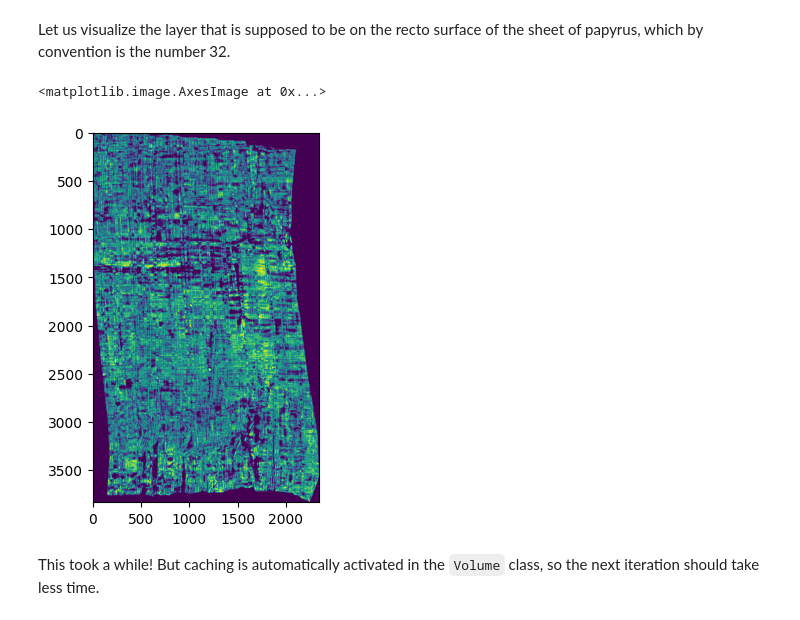
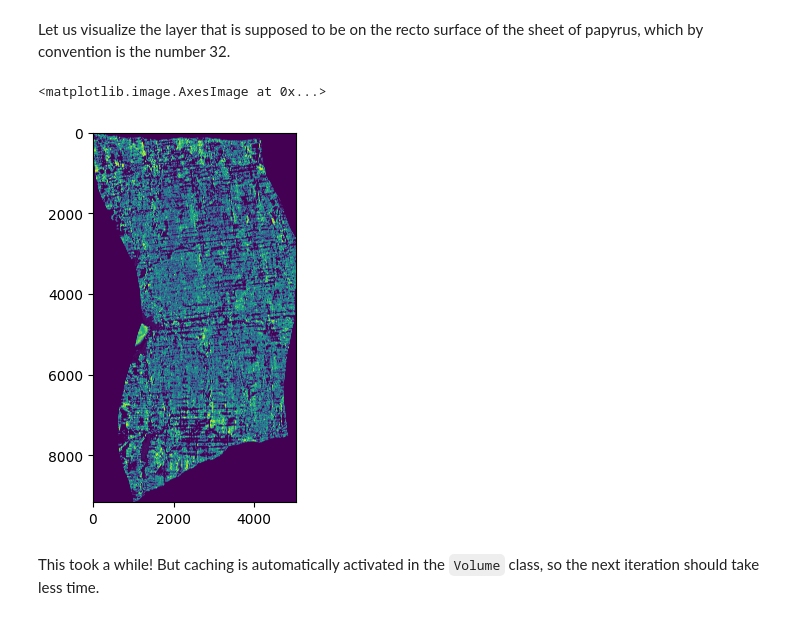
Before and after one commit to ScrollPrize/vesuvius, a Jupyter notebook: notebooks/example3_ink_detection.ipynb, the cells around one changed output. Saved outputs shown, nothing was run; the diff lists cells and outputs as text; code cells hidden in the pictures.

```diff
--- a/notebooks/example3_ink_detection.ipynb
+++ b/notebooks/example3_ink_detection.ipynb
@@ -41,3 +41,3 @@ We can work with segment `20230530212931`.
 # %%
-segment_id = 20230530212931
+segment_id = 20230827161847
 segment = Volume(segment_id, normalize=True)
@@ -49,9 +53,9 @@ Let us visualize the layer that is supposed to be on the recto surface of the sh
 # %%
 from matplotlib import pyplot as plt
 # %%
-plt.imshow(segment[32])
+plt.imshow(segment[32,:,:])
 # %% [output]
 <matplotlib.image.AxesImage at 0x...>
-[figure, old version]
+[figure, new version]
 # %% [markdown]
 This took a while! But caching is automatically activated in the `Volume` class, so the next iteration should take less time.
```
Also changed, not shown: parts of 40 cells of this notebook.
